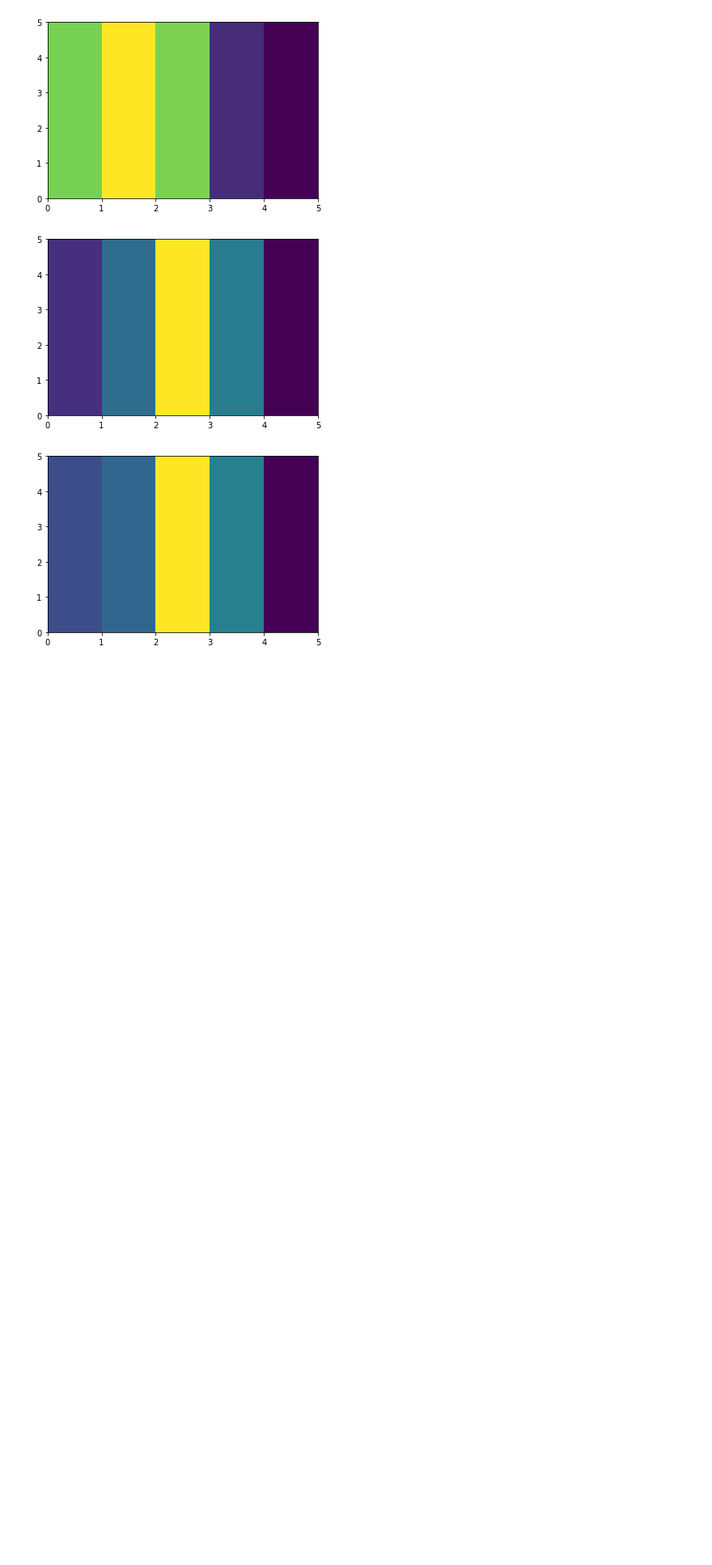
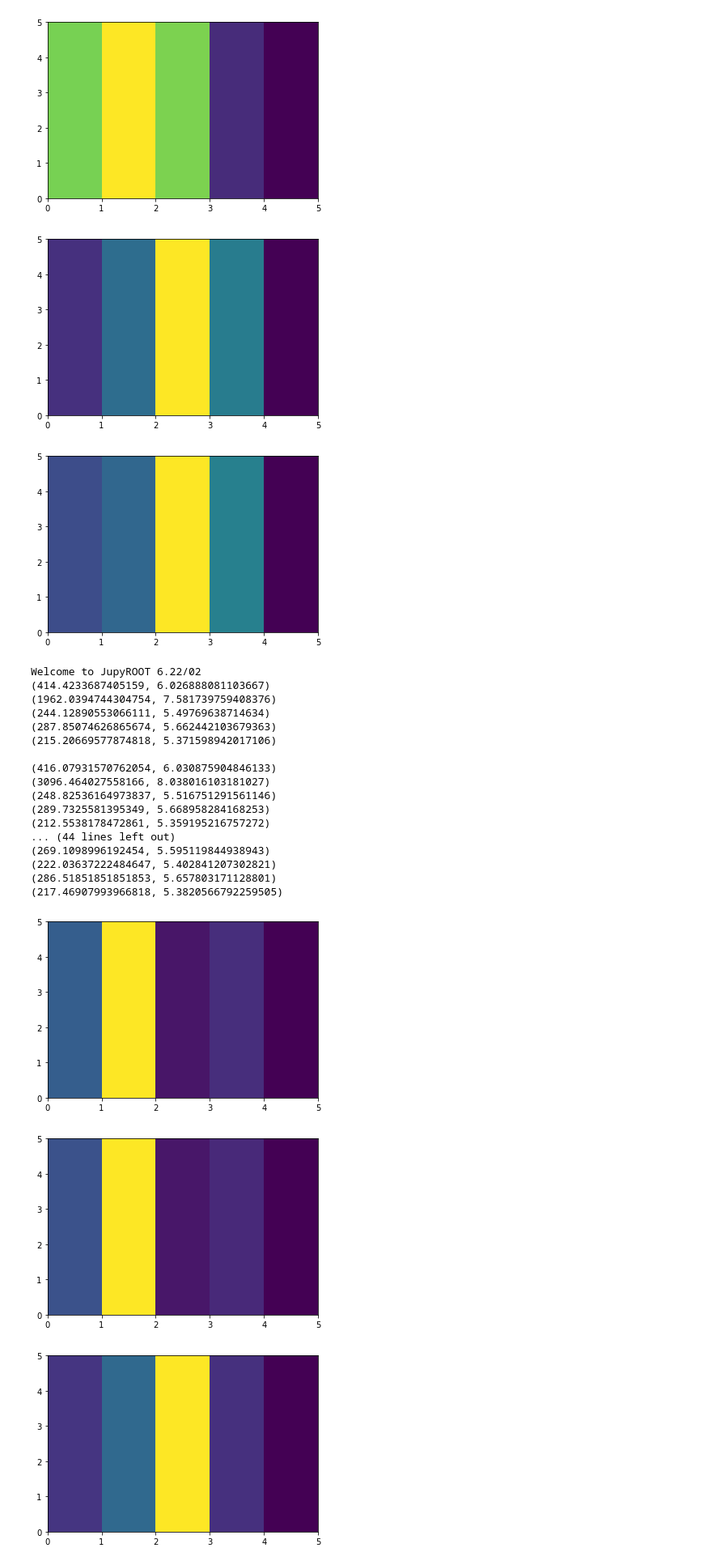
Before and after one commit to augustrainstorm/DESYChain, a Jupyter notebook: Sam/Beautiful Calorimeters.ipynb, the cells around one changed output. Shown at 81% size. Saved outputs shown, nothing was run; the diff lists cells and outputs as text; code cells hidden in the pictures; blank space fills up the shorter version.

```diff
--- a/Sam/Beautiful Calorimeters.ipynb
+++ b/Sam/Beautiful Calorimeters.ipynb
@@ -213,3 +213,82 @@ Warning in <TFile::Append>: Replacing existing TH1: name (Potential memory leak)
 [figure]
 [figure]
 [figure]
+# %%
+#August's edited version of the above to check data for calorimeter calibration runs
+
+from ROOT import TFile, TProfile, TCanvas, TH1D
+from matplotlib.patches import Rectangle
+from matplotlib import cm
+import matplotlib.pyplot as plt
+import numpy as np
+import math
+
+runNumber=1571937854
+
+runNumbersE=["1571906107",
+             "1571906358",
+             "1571906955",
+             "1571906677",
+             "1571907163",
+             "1571907343",
+             "1571907892",
+             "1571907628",
+             "1571905775",
+             "1571905465"]
+
+for runNumber in runNumbersE:
+
+    #Import the file
+    importFile = TFile("/nfs/dust/fhlabs/group/BL4S/data/DESYChain/ConvertedData/" + str(runNumber) + ".root", "READ")
+    RAWdata=importFile.Get("RAWdata")
+    tProf=TProfile("name", "title", 5, 0.5, 5.5)
+
+    #Define the locations of the calorimeters and make a TProfile
+    caloPlace={5:1, 1:2, 2:3, 3:4, 4:5}
+    for event in RAWdata:
+        for i in [5, 1, 2, 3, 4]:
+            value = getattr(event, "QDC0_ch"+str(i))
+            if value>200: #Think about the pedestal
+                tProf.Fill(caloPlace[i], value)
+
+    #Normalize the data to a 0-1 range
+    data=[]
+    for i in range(1, 6):
+        data+=[math.log(tProf.GetBinContent(i))]
+        print((tProf.GetBinContent(i), math.log(tProf.GetBinContent(i))))
+    data=np.interp(data, (np.amin(data), np.max(data)), (0, +1))
+
+    #Create the figure
+    plt.figure()
+    currentAxis = plt.gca()
+    currentAxis.set(xlim=(0, 5), ylim=(0, 5))
+
+    #Make rectangles for each calorimeter
+    currentAxis.add_patch(Rectangle((0, 0), 1, 5,alpha=1, facecolor=cm.viridis(data[0]))) #facecolor=col_pal[0]))
+    currentAxis.add_patch(Rectangle((1, 0), 1, 5,alpha=1, facecolor=cm.viridis(data[1]))) #facecolor=col_pal[0]))
+    currentAxis.add_patch(Rectangle((2, 0), 1, 5,alpha=1, facecolor=cm.viridis(data[2]))) #facecolor=col_pal[0]))
+    currentAxis.add_patch(Rectangle((3, 0), 1, 5,alpha=1, facecolor=cm.viridis(data[3]))) #facecolor=col_pal[0]))
+    currentAxis.add_patch(Rectangle((4, 0), 1, 5,alpha=1, facecolor=cm.viridis(data[4]))) #facecolor=col_pal[0]))
+
+    print()
+# %% [output]
+Welcome to JupyROOT 6.22/02
+(414.4233687405159, 6.026888081103667)
+(1962.0394744304754, 7.581739759408376)
+(244.12890553066111, 5.49769638714634)
+(287.85074626865674, 5.662442103679363)
+(215.20669577874818, 5.371598942017106)
+
+(416.07931570762054, 6.030875904846133)
+(3096.464027558166, 8.038016103181027)
+(248.82536164973837, 5.516751291561146)
+(289.7325581395349, 5.668958284168253)
+(212.5538178472861, 5.359195216757272)
+... (44 lines left out)
+(269.1098996192454, 5.595119844938943)
+(222.03637222484647, 5.402841207302821)
+(286.51851851851853, 5.657803171128801)
+(217.46907993966818, 5.3820566792259505)
+[figure, added]
+[figure, added]
+[figure, added]
```
Also changed, not shown: parts of 1 cell of this notebook, 5 other files.
